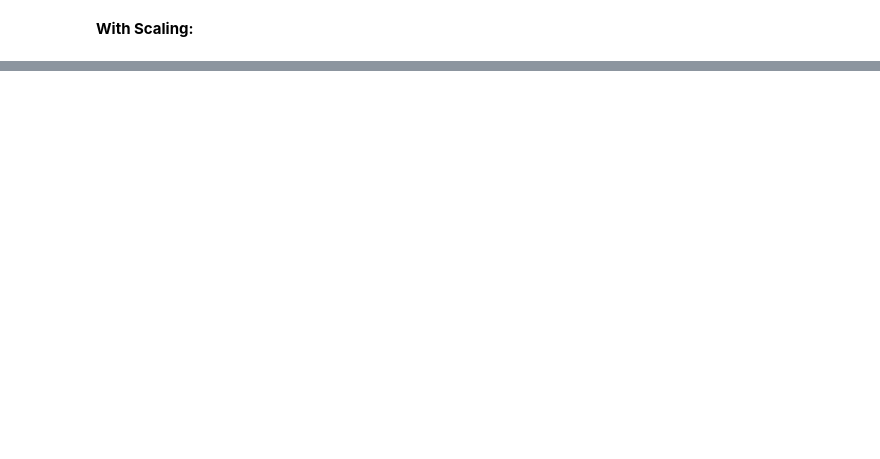
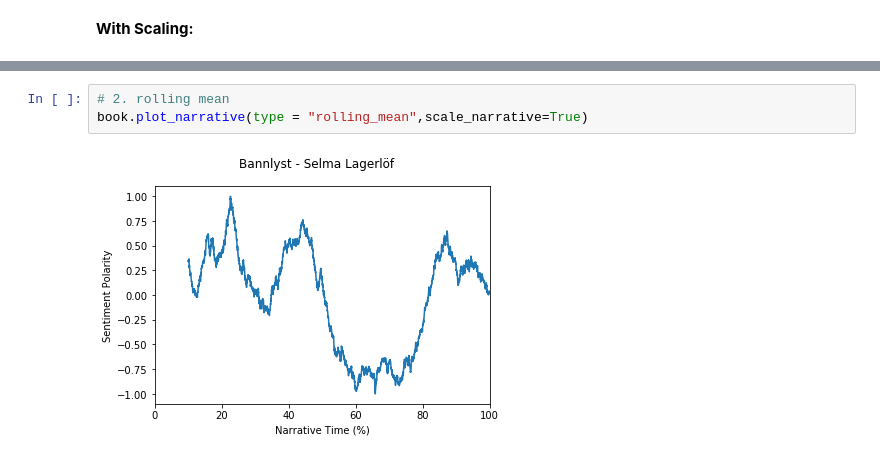
Before and after one commit to arianbarakat/pNarrative, a Jupyter notebook: README.ipynb, the cells around one changed output, grey strips where cells are left out. Drawn from its saved outputs; the diff is of its cells as text; blank space fills up the shorter version.

```diff
--- a/README.ipynb
+++ b/README.ipynb
@@ -85,0 +155,5 @@ plt.show()
+# %%
+# 2. rolling mean
+book.plot_narrative(type = "rolling_mean",scale_narrative=True)
+# %% [output]
+[figure, added]
```
Also changed, not shown: parts of 21 cells of this notebook, 16 other files.
